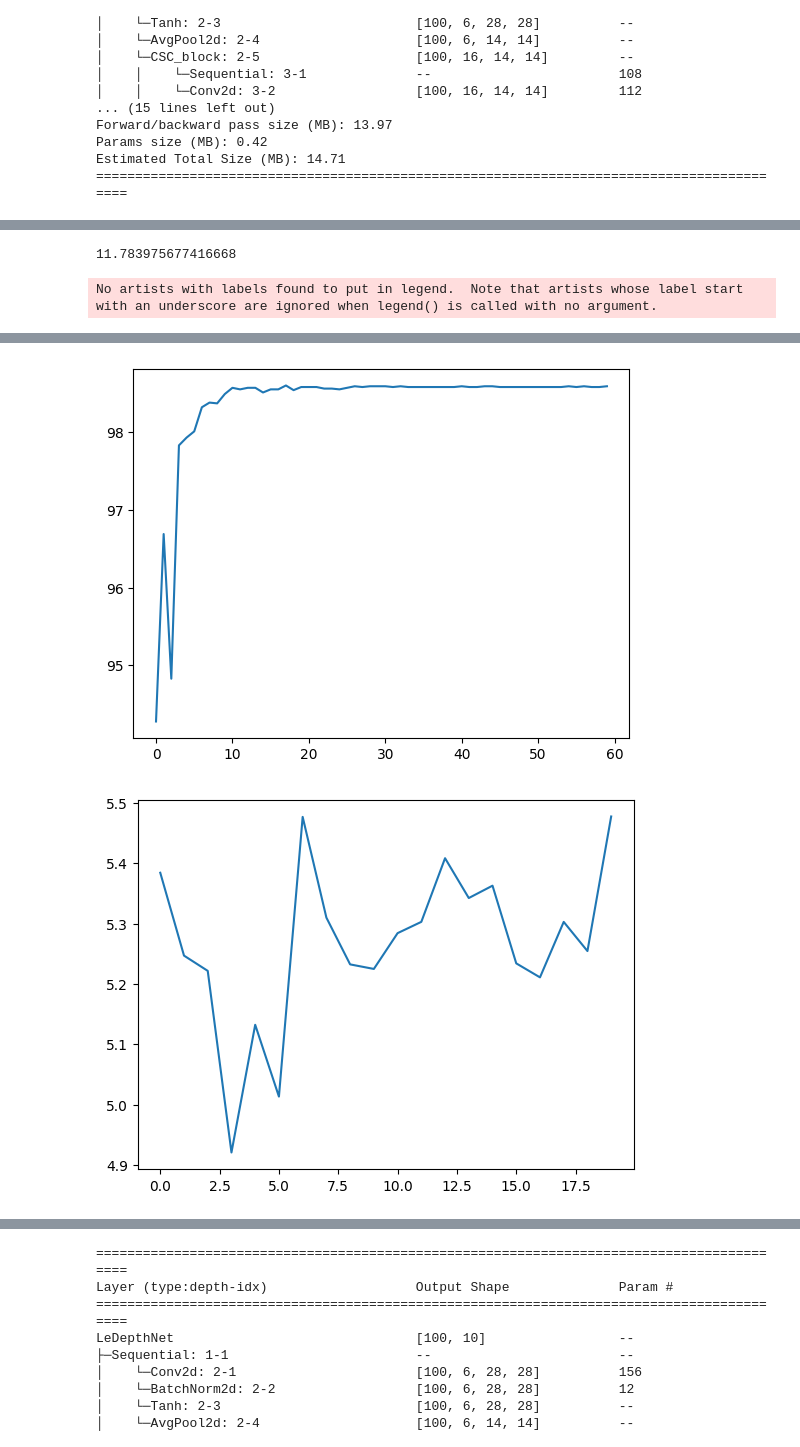
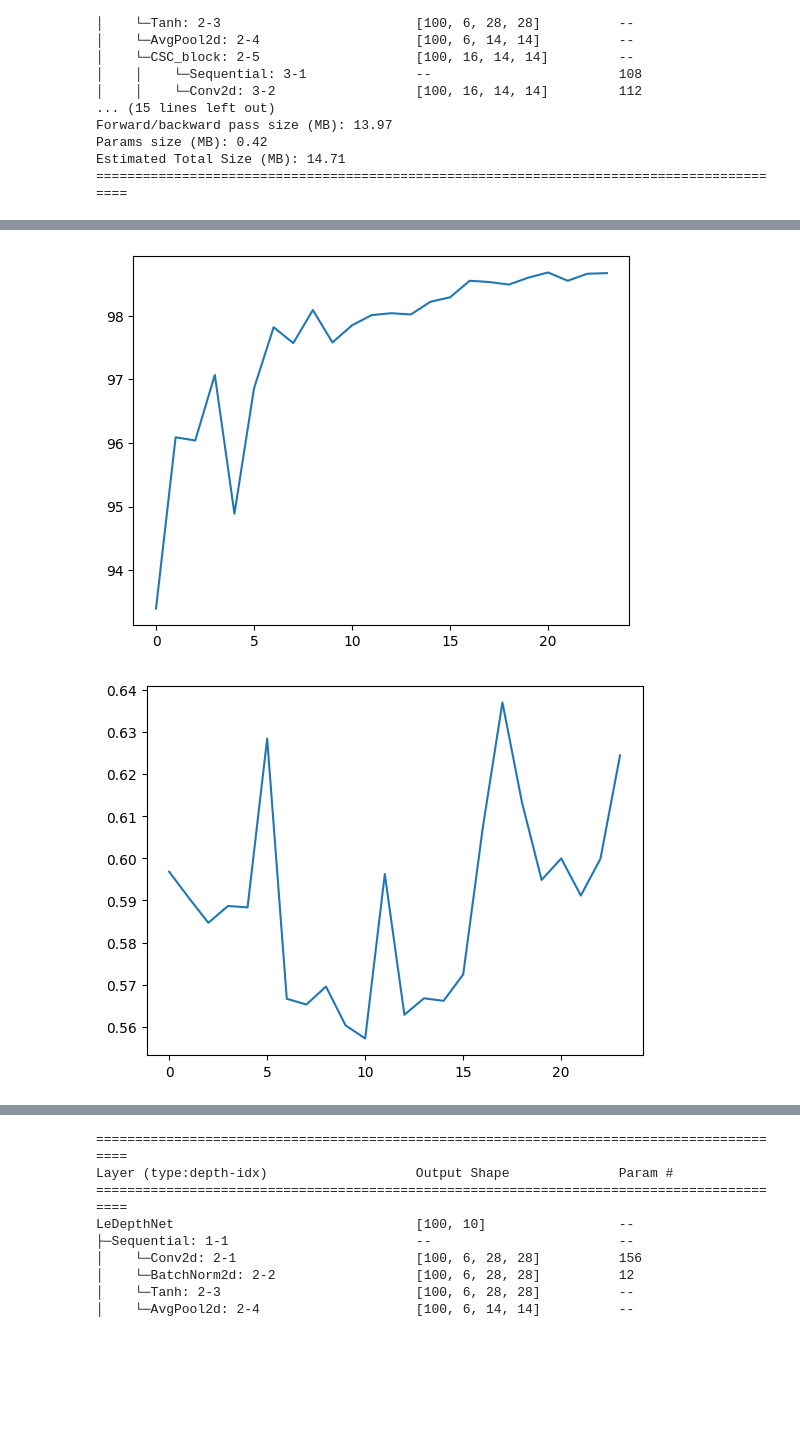
Before and after one commit to HeiseMax/ActiveShiftLayer, a Jupyter notebook: LeNet.ipynb, the cells around one changed output, grey strips where cells are left out. Drawn from its saved outputs; the diff is of its cells as text; code cells hidden in the pictures; blank space fills up the shorter version.

```diff
--- a/LeNet.ipynb
+++ b/LeNet.ipynb
@@ -95,5 +99,6 @@ scheduler = optim.lr_scheduler.ExponentialLR(optimizer, gamma=0.5)
 # %%
-leStats = train_NN(LeNN, train_dataloader,
-        test_dataloader, epochs=4, optimizer=optimizer, criterion=criterion,
-        scheduler=scheduler, device=device, steps_to_test=200, print_test=True)
+criterion = CrossEntropyLoss()
+
+train_NN(LeNN, criterion, train_dataloader,
+        test_dataloader, epochs=4, batches_to_test=100,patience=2,device=device, print_test=True, verbose=True)
 # %% [output]
@@ -128,9 +137,7 @@ NameError: name 'leStats' is not defined
 # %%
 from Models import LeASLNet
 
-input_shape = (batch_size, 1, 28, 28)
-
-LeASLNN = LeASLNet(input_shape, 10, device, expansion_rate=1)
+LeASLNN = LeASLNet(input_shape, num_labels, initial_lr=0.1, momentum=0.9, weight_decay=0, device=device, expansion_rate=1)
 
 summary(LeASLNN, input_shape)
 # %% [output]
@@ -158,5 +161,12 @@ scheduler = optim.lr_scheduler.ExponentialLR(optimizer, gamma=0.2)
+# %%
+PATH = "models/LeNet/LeASLNet.pth"
+
+if exists(PATH):
+    LeASLNN = torch.load(PATH)
+    LeASLNN.eval()
 # %%
-leASLStats = train_NN(LeASLNN, train_dataloader,
-        test_dataloader, epochs=12, optimizer=optimizer, criterion=criterion,
-        scheduler=scheduler, device=device, steps_to_test=200, print_test=True)
+criterion = CrossEntropyLoss()
+
+train_NN(LeASLNN, criterion, train_dataloader,
+        test_dataloader, epochs=4, batches_to_test=100,patience=2,device=device, print_test=True, verbose=True)
 # %% [output]
@@ -180,5 +189,0 @@ test_loss: 0.047, test_accuracy: 98.53
-# %%
-train_time = LeASLNN.train_time
-print(np.mean(train_time))
-# %% [output]
-11.783975677416668
@@ -185,6 +192,6 @@ print(np.mean(train_time))
 # %%
-plt.plot(LeASLNN.train_loss)
-plt.plot(LeASLNN.test_loss)
+plt.plot(LeASLNN.train_loss, label="train_loss")
+plt.plot(LeASLNN.test_loss, label="test_loss")
 plt.legend()
 plt.show()
 plt.plot(LeASLNN.test_accuracy)
@@ -192,4 +199,3 @@ plt.show()
 plt.plot(LeASLNN.train_time)
 plt.show()
 # %% [output]
-No artists with labels found to put in legend.  Note that artists whose label start with an underscore are ignored when legend() is called with no argument.
@@ -197,5 +203,5 @@ No artists with labels found to put in legend.  Note that artists whose label st
-[figure, old version]
+[figure, new version]
-[figure, old version]
+[figure, new version]
 # %%
 points = LeASLNN.NN[4].NN[3].shifts.detach().to("cpu").numpy()
 initial_points = LeASLNN.NN[4].NN[3].initial.detach().to("cpu").numpy()
```
Also changed, not shown: parts of 19 cells of this notebook, 18 other files.
